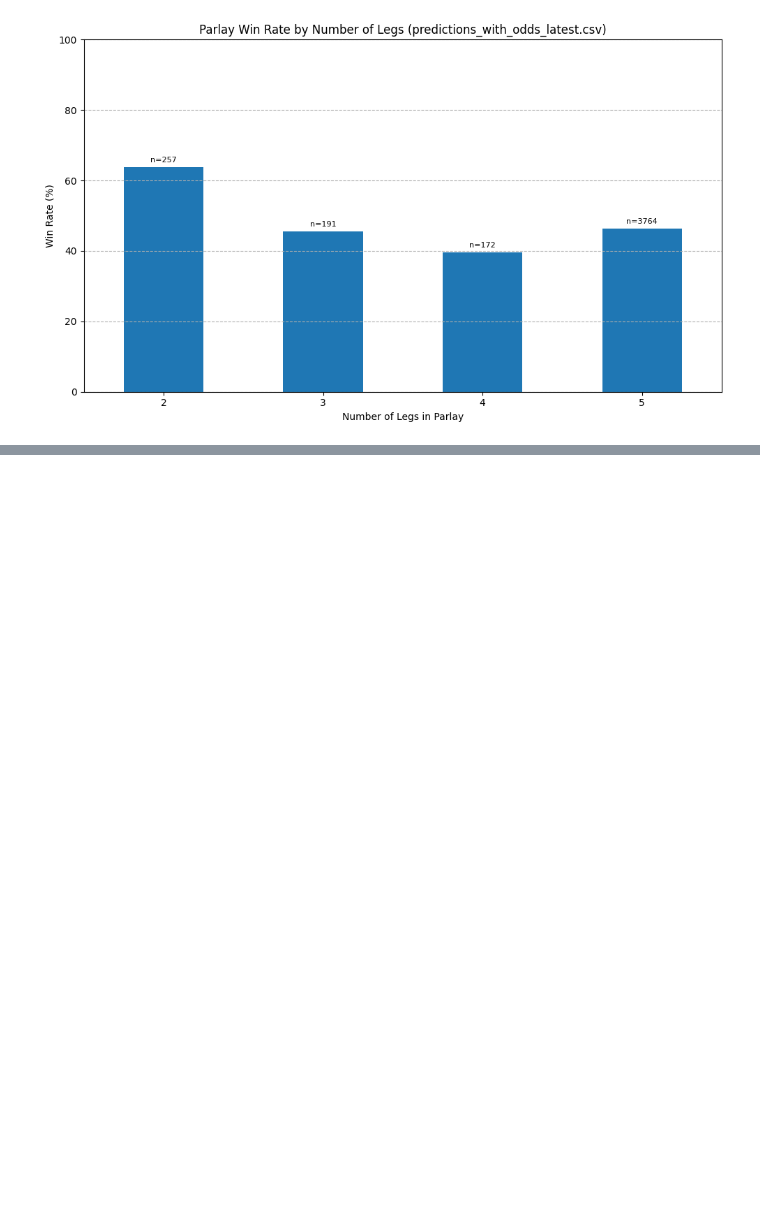
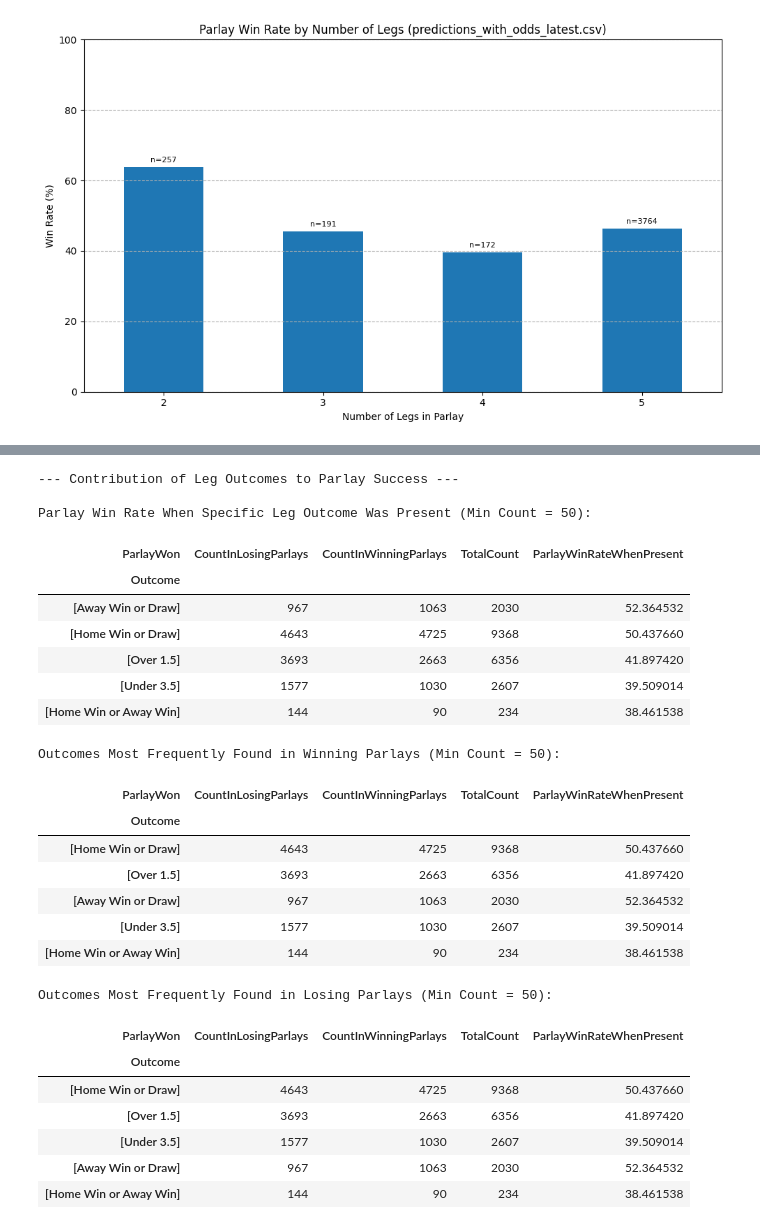
Before and after one commit to elbarroca/AgenticFC, a Jupyter notebook: models/notebooks/02_parlay_backtest.ipynb, the cells around one changed output, grey strips where cells are left out. Drawn from its saved outputs; the diff is of its cells as text; code cells hidden in the pictures; blank space fills up the shorter version.

```diff
--- a/models/notebooks/02_parlay_backtest.ipynb
+++ b/models/notebooks/02_parlay_backtest.ipynb
@@ -303,0 +360,65 @@ Average Calculated Parlay Probability: 0.4674
+# %%
+# In[10]:
+
+# --- Analyze Contribution of Leg Types to Winning vs. Losing Parlays ---
+print("\n--- Contribution of Leg Outcomes to Parlay Success ---")
+
+if 'df_legs' in locals() and not df_legs.empty:
+    # Count occurrences of each outcome in winning vs losing parlays
+    outcome_contribution = df_legs.groupby(['Outcome', 'ParlayWon']).size().unstack(fill_value=0)
+    outcome_contribution.rename(columns={False: 'CountInLosingParlays', True: 'CountInWinningParlays'}, inplace=True)
+
+    # Calculate total times each outcome appeared in any parlay
+    outcome_contribution['TotalCount'] = outcome_contribution['CountInLosingParlays'] + outcome_contribution['CountInWinningParlays']
+
+    # Calculate the win rate *of parlays that contained this specific leg type*
+    # Avoid division by zero
+    outcome_contribution['ParlayWinRateWhenPresent'] = np.where(
+        outcome_contribution['TotalCount'] > 0,
+        (outcome_contribution['CountInWinningParlays'] / outcome_contribution['TotalCount']) * 100,
+        0
+    )
+
+    # Filter out outcomes that appeared very few times
+    min_total_count_threshold = 50 # Example threshold
+    reliable_contribution = outcome_contribution[outcome_contribution['TotalCount'] >= min_total_count_threshold].copy()
+
+    print(f"\nParlay Win Rate When Specific Leg Outcome Was Present (Min Count = {min_total_count_threshold}):")
+    # Sort by the calculated win rate
+    display(reliable_contribution.sort_values(by='ParlayWinRateWhenPresent', ascending=False).head(20))
+
+    print(f"\nOutcomes Most Frequently Found in Winning Parlays (Min Count = {min_total_count_threshold}):")
+    display(reliable_contribution.sort_values(by='CountInWinningParlays', ascending=False).head(20))
+
+    print(f"\nOutcomes Most Frequently Found in Losing Parlays (Min Count = {min_total_count_threshold}):")
+    display(reliable_contribution.sort_values(by='CountInLosingParlays', ascending=False).head(20))
+
+else:
+    print("ERROR: df_legs DataFrame not found or empty. Run previous cells.")
+# %% [output]
+--- Contribution of Leg Outcomes to Parlay Success ---
+
+Parlay Win Rate When Specific Leg Outcome Was Present (Min Count = 50):
+| ParlayWon | CountInLosingParlays | CountInWinningParlays | TotalCount | ParlayWinRateWhenPresent |
+| Outcome |  |  |  |  |
+| [Away Win or Draw] | 967 | 1063 | 2030 | 52.364532 |
+| [Home Win or Draw] | 4643 | 4725 | 9368 | 50.437660 |
+| [Over 1.5] | 3693 | 2663 | 6356 | 41.897420 |
+| [Under 3.5] | 1577 | 1030 | 2607 | 39.509014 |
+| [Home Win or Away Win] | 144 | 90 | 234 | 38.461538 |
+Outcomes Most Frequently Found in Winning Parlays (Min Count = 50):
+| ParlayWon | CountInLosingParlays | CountInWinningParlays | TotalCount | ParlayWinRateWhenPresent |
+| Outcome |  |  |  |  |
+| [Home Win or Draw] | 4643 | 4725 | 9368 | 50.437660 |
+| [Over 1.5] | 3693 | 2663 | 6356 | 41.897420 |
+| [Away Win or Draw] | 967 | 1063 | 2030 | 52.364532 |
+| [Under 3.5] | 1577 | 1030 | 2607 | 39.509014 |
+| [Home Win or Away Win] | 144 | 90 | 234 | 38.461538 |
+Outcomes Most Frequently Found in Losing Parlays (Min Count = 50):
+| ParlayWon | CountInLosingParlays | CountInWinningParlays | TotalCount | ParlayWinRateWhenPresent |
+| Outcome |  |  |  |  |
+| [Home Win or Draw] | 4643 | 4725 | 9368 | 50.437660 |
+| [Over 1.5] | 3693 | 2663 | 6356 | 41.897420 |
+| [Under 3.5] | 1577 | 1030 | 2607 | 39.509014 |
+| [Away Win or Draw] | 967 | 1063 | 2030 | 52.364532 |
+| [Home Win or Away Win] | 144 | 90 | 234 | 38.461538 |
```
Also changed, not shown: parts of 3 cells of this notebook.
